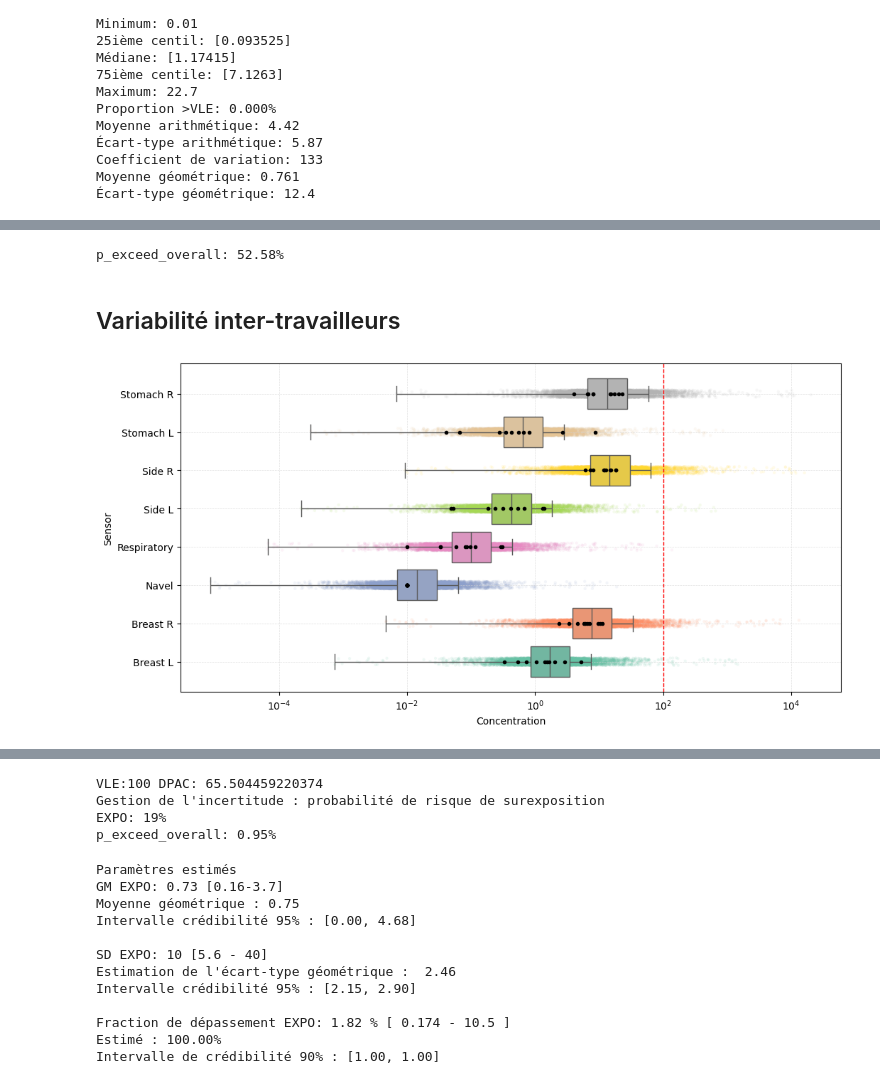
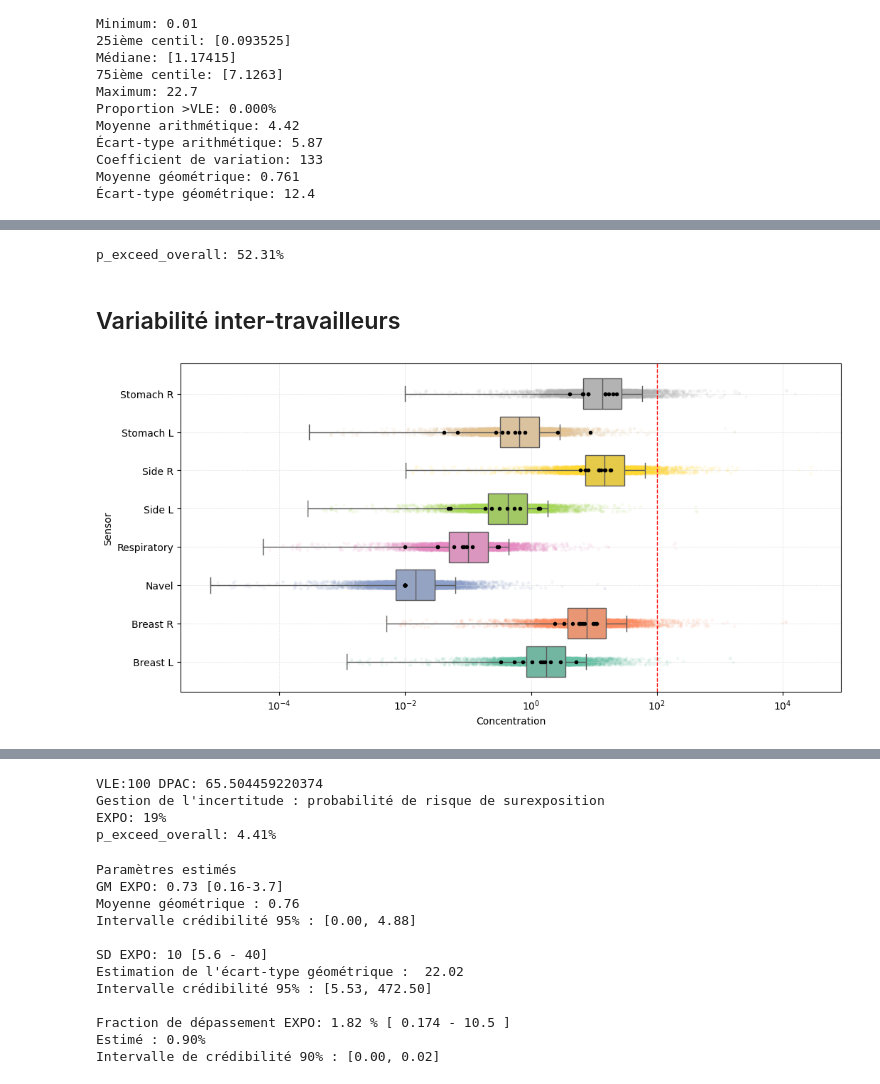
Before and after one commit to Francois68100/ExpoStat-Tool2-Conttest, a Jupyter notebook: Expostat Tool2.ipynb, the cells around one changed output, grey strips where cells are left out. Saved outputs shown, nothing was run; the diff lists cells and outputs as text; code cells hidden in the pictures.

```diff
--- a/Expostat Tool2.ipynb
+++ b/Expostat Tool2.ipynb
@@ -368,7 +368,7 @@ Not detected (0):
 # %%
 # --- Transformation ---
 df['Value_norm'] = df['ValueNDL'] / VLE
-df['LogValue'] = np.log(df['Value_norm'].clip(lower=1e-5))  # évite log(0)
+df['LogValue'] = np.log(df['Value_norm'].clip(lower=1e-6))  # évite log(0)
 
 df.head()
 # %% [output]
@@ -451,23 +451,17 @@ sd_log = df['LogValue'].std(ddof=1)
 sensor_means = df.groupby('Sensor')['LogValue'].mean()
 between_sd = sensor_means.std(ddof=1)
 
-# Bornes pour mu_a : moyenne ± k * sd (k large pour rester peu-informatif mais centré)
-k_mu = 5.0
-mu_lower = -20 #float(mean_log - k_mu * sd_log)
-mu_upper = 20 #float(mean_log + k_mu * sd_log)
-
-# Bornes pour sigma_a : on laisse une borne supérieure proportionnelle à l'écart inter-sondes
-k_sigma = 6.0
-sigma_a_lower = 1e-3
-sigma_a_upper = float(max(between_sd * k_sigma, sd_log * k_sigma, 1.0))
+# Bornes pour mu : moyenne ± k * sd (k large pour rester peu-informatif mais centré)
+k_mu = 10.0
+mu_lower =  float(mean_log - k_mu * sd_log)
+mu_upper =  float(mean_log + k_mu * sd_log)
 # %%
 # Modèle PyMc - hiérarchique log-normal avec priors uniformes ---
 with pm.Model() as model:
     # Priors uniformes
     mu = pm.Uniform("mu", lower=mu_lower, upper=mu_upper)
-
-    sigma_b = pm.Uniform("sigma_b", lower=sigma_a_lower, upper=sigma_a_upper)   # sigma between
-    sigma_w = pm.Uniform("sigma_w", lower=a_sd, upper=max(sigma_a_upper, b_sd))   # sigma within
+    sigma_b = pm.Uniform("sigma_b", lower=a_sd, upper=b_sd)    # sigma between
+    sigma_w = pm.Uniform("sigma_w", lower=a_sd, upper=b_sd)   # sigma within
 
     # Effets aléatoires par sonde
     u = pm.Normal("u", mu=0, sigma=1, shape=n_sensors)
@@ -479,16 +473,6 @@ with pm.Model() as model:
     # Likelihood (observations log-normales en valeur normale sur log)
     y_obs = pm.Normal("y_obs", mu=eta, sigma=sigma_w, observed=y)
 
-    sd_pred = pm.math.sqrt(sigma_b**2 + sigma_w**2)
-    p_exceed_overall = pm.Deterministic(
-        "p_exceed_overall",
-        0.5 * pm.math.erfc((np.log(VLE) - mu) / (sd_pred * np.sqrt(2.0)))
-    )
-    p_exceed_by_probe = pm.Deterministic(
-        "p_exceed_by_probe",
-        0.5 * pm.math.erfc((np.log(VLE) - (mu + eta)) / (sigma_w * np.sqrt(2.0)))
-    )
-
     # Échantillonnage
     trace = pm.sample(2000, target_accept=0.9, random_seed=42)
 # %% [output]
@@ -506,12 +489,10 @@ a_sensor_samples = posterior["a_sensor"].stack(draws=("chain","draw")).values
 
 # Reconversion en unités d’origine (GM par sonde)
 GM_sensors = np.exp(a_sensor_samples)*VLE
-#GM_sensors = a_sensor_samples * VLE
 
 # Calcul GSD (écart-type géométrique)
 sigma_samples = posterior["sigma_w"].stack(draws=("chain","draw")).values
 GSD = np.exp(sigma_samples)
-
 
 # ICC (Intra-Class Correlation) : σ²_between / (σ²_between + σ²_within)
 sigma_a_samples = posterior["sigma_b"].stack(draws=("chain","draw")).values
@@ -523,15 +504,18 @@ proba_exceed = (GM_sensors > VLE).mean(axis=1)
 
 print(f"p_exceed_overall: {np.mean(proba_exceed):.2%}")
 # %% [output]
-p_exceed_overall: 52.58%
+p_exceed_overall: 52.31%
 # %% [markdown]
 ## Variabilité inter-travailleurs
 # %%
 # Construire un DataFrame pour le boxplot
 data_list = []
+a_sensor_samples = posterior["a_sensor"].stack(draws=("chain","draw")).values
+D_sensors = np.exp(a_sensor_samples)
+
 for i, sensor in enumerate(sensors.cat.categories):
     df_temp = pd.DataFrame({
-        'Valeur': GM_sensors[i],
+        'Valeur': D_sensors[i],
         'Sensor': sensor
     })
     data_list.append(df_temp)
@@ -540,34 +524,34 @@ df_z = pd.concat(data_list, ignore_index=True)
 
 # Plot
 plt.figure(figsize=(12, 6))
 
 sns.boxplot(x='Valeur', y='Sensor',data=df_z,hue='Sensor',palette='Set2',showfliers=False,dodge=False,legend=False,zorder=2)
 sns.stripplot(x='Valeur', y='Sensor',data=df_z,hue='Sensor',palette='Set2',alpha=0.1,size=3,dodge=False,legend=False,zorder=1)
 
 # Points noirs observations réelles
 df_obs = df[df['NDL'] == False]
 sensors_groups = df_obs.groupby('Sensor')
 for sensor, group in sensors_groups:
     values = group['ValueNDL'].values
     plt.plot( values, [sensor]*len(values), 'o', color='black', alpha=1, markersize=3, zorder=3)
 
 # Points rouge NDL
 df_obs = df[df['NDL'] == True]
 sensors_groups = df_obs.groupby('Sensor')
 for sensor, group in sensors_groups:
     values = group['ValueNDL'].values
     plt.plot( values*VLE, [sensor]*len(values), 'o', color='red', alpha=1, markersize=3, zorder=3)
 
 plt.axvline(x=VLE, color='red', linestyle='--', linewidth=1)
 plt.grid(which='both', color='lightgray', linestyle='--', linewidth=0.5, alpha=0.7)
 plt.xscale('log')
 plt.gca().invert_yaxis()
 plt.xlabel('Concentration')
 plt.ylabel('Sensor')
 
 plt.show()
 # %% [output]
-[figure, old version]
+[figure, new version]
 # %% [markdown]
 ![Screenshot 2025-08-18 073533.JPG](attachment:8fb9c740-3be7-45e3-b7d2-0fe0394a98a7.JPG)
 DataNDL
@@ -580,20 +564,22 @@ GM_pop_samples = np.exp(mu_samples) * VLE
 # %%
+fd_samples = 1 - norm.cdf(np.log(VLE), loc=mu_samples, scale=sigma_samples)
+proba_depassement = np.mean(fd_samples > FRACTION_LIMIT)
+
 print(f"VLE:{VLE} DPAC: 65.504459220374")
 print("Gestion de l'incertitude : probabilité de risque de surexposition")
 print(f"EXPO: 19%")
-p_exceed_overall = trace.posterior['p_exceed_overall'].values.flatten()
-print(f"p_exceed_overall: {np.mean(p_exceed_overall):.2%}")
+print(f"p_exceed_overall: {proba_depassement:.2%}")
 # %% [output]
 VLE:100 DPAC: 65.504459220374
 Gestion de l'incertitude : probabilité de risque de surexposition
 EXPO: 19%
-p_exceed_overall: 0.95%
+p_exceed_overall: 4.41%
 # %%
-GM_pop_mean = float(GM_pop_samples.mean())
-GM_pop_median = float(np.median(GM_pop_samples))
-GM_pop_hdi = az.hdi(GM_pop_samples, hdi_prob=0.95)
+GM_pop_mean = float(R_mu_samples.mean())
+GM_pop_median = float(np.median(R_mu_samples))
+GM_pop_hdi = az.hdi(R_mu_samples, hdi_prob=0.95)
 
-geo_mean_ci =  np.percentile(GM_pop_samples, [2.5, 97.5])
+geo_mean_ci =  np.percentile(R_mu_samples, [2.5, 97.5])
 
 print("Paramètres estimés")
 print(f"GM EXPO: 0.73 [0.16-3.7]")
@@ -615,13 +601,13 @@ print(f"Intervalle de crédibilité {CIP:.0%} : [{fd_hdi[0]:.2f}, {fd_hdi[1]:.2f
 # %% [output]
 Paramètres estimés
 GM EXPO: 0.73 [0.16-3.7]
-Moyenne géométrique : 0.75
-Intervalle crédibilité 95% : [0.00, 4.68]
+Moyenne géométrique : 0.76
+Intervalle crédibilité 95% : [0.00, 4.88]
 
 SD EXPO: 10 [5.6 - 40]
-Estimation de l'écart-type géométrique :  2.46
-Intervalle crédibilité 95% : [2.15, 2.90]
+Estimation de l'écart-type géométrique :  22.02
+Intervalle crédibilité 95% : [5.53, 472.50]
 
 Fraction de dépassement EXPO: 1.82 % [ 0.174 - 10.5 ]
-Estimé : 100.00%
-Intervalle de crédibilité 90% : [1.00, 1.00]
+Estimé : 0.90%
+Intervalle de crédibilité 90% : [0.00, 0.02]
```
Also changed, not shown: parts of 3 cells of this notebook.
